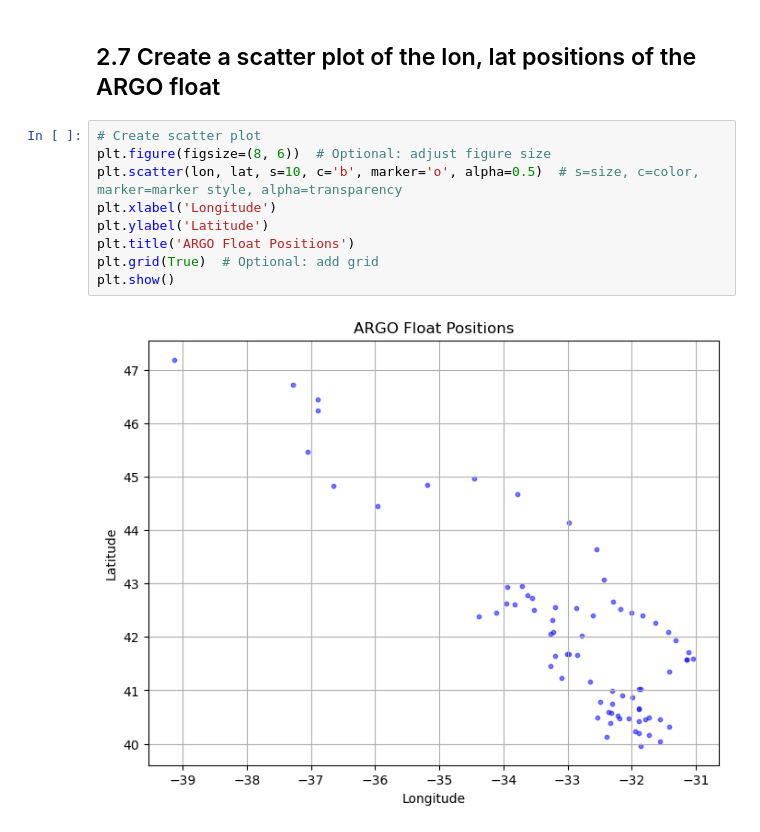
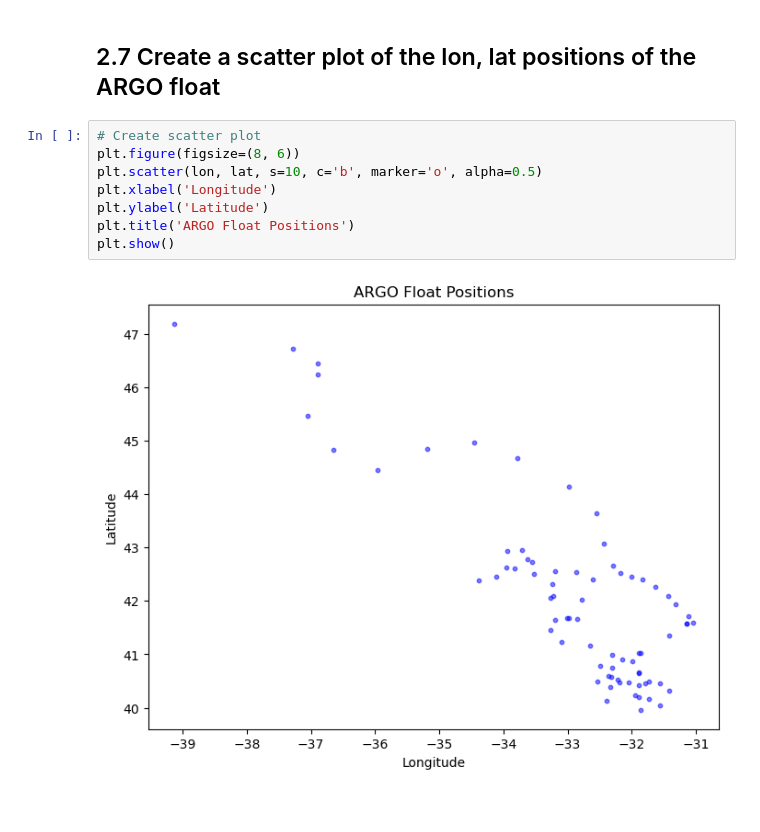
Before and after one commit to Hamsterrrrrrrrr/Assignments_EESC_GR6901, a Jupyter notebook: Assignment3.ipynb, the cells around one changed output. Cells and saved outputs as stored; diff of their text form.

```diff
--- a/Assignment3.ipynb
+++ b/Assignment3.ipynb
@@ -336,12 +336,11 @@ plt.show()
 ## 2.7 Create a scatter plot of the lon, lat positions of the ARGO float
 # %%
 # Create scatter plot
-plt.figure(figsize=(8, 6))  # Optional: adjust figure size
-plt.scatter(lon, lat, s=10, c='b', marker='o', alpha=0.5)  # s=size, c=color, marker=marker style, alpha=transparency
+plt.figure(figsize=(8, 6))
+plt.scatter(lon, lat, s=10, c='b', marker='o', alpha=0.5)
 plt.xlabel('Longitude')
 plt.ylabel('Latitude')
 plt.title('ARGO Float Positions')
-plt.grid(True)  # Optional: add grid
 plt.show()
 # %% [output]
-[figure, old version]
+[figure, new version]
```
Also changed, not shown: parts of 5 cells of this notebook.
